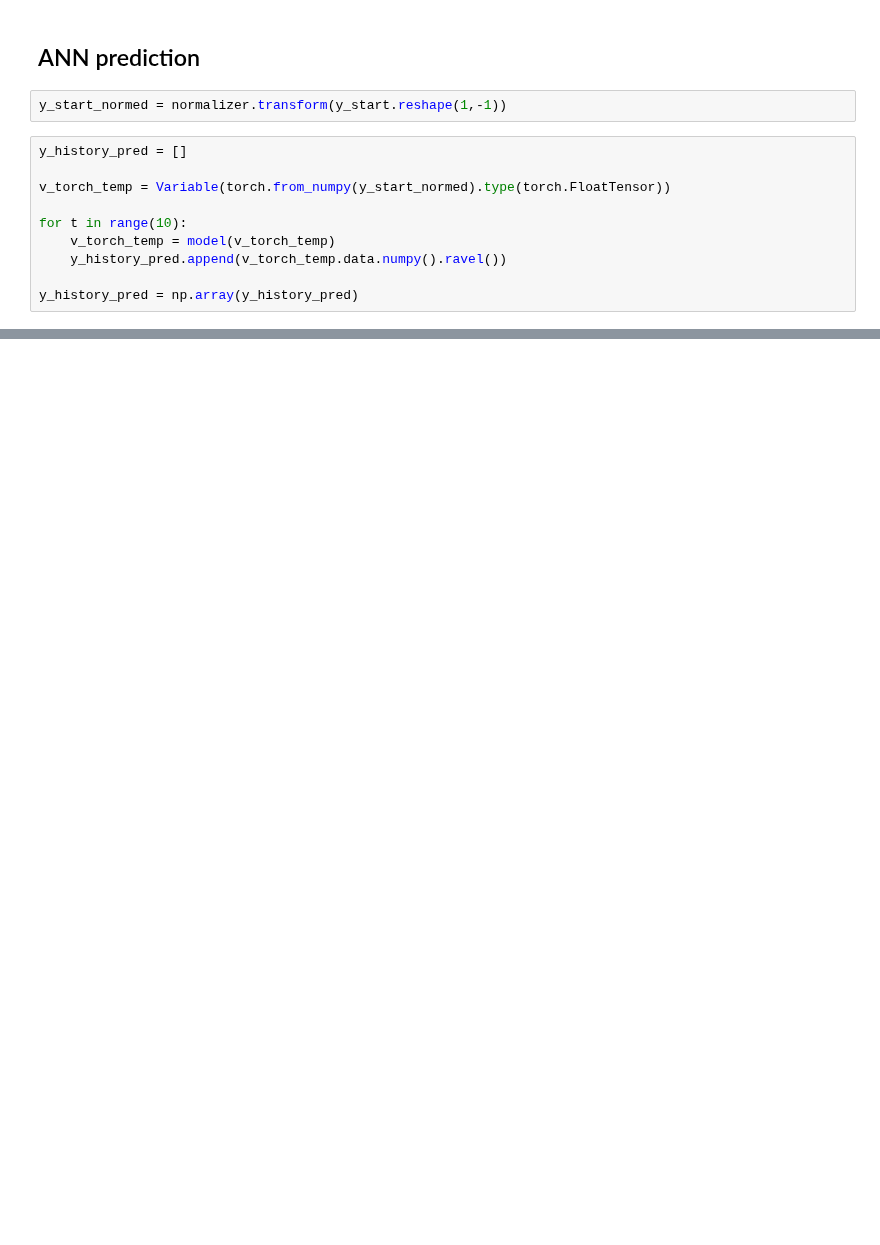
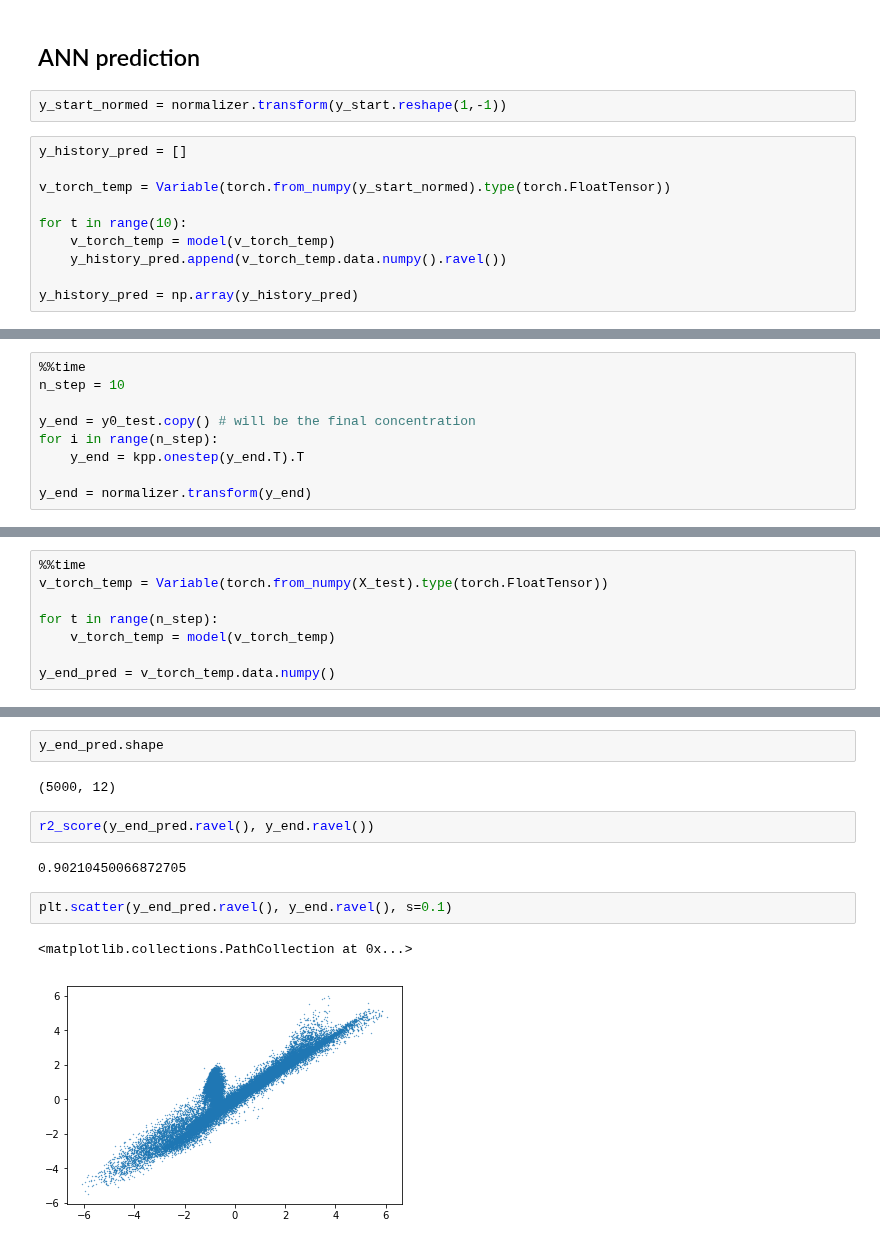
Before and after one commit to JiaweiZhuang/KPP, a Jupyter notebook: my_tests/smog/generate_data_and_fit.ipynb, the cells around one changed output, grey strips where cells are left out. Saved outputs shown, nothing was run; the diff lists cells and outputs as text; blank space fills up the shorter version.

```diff
--- a/my_tests/smog/generate_data_and_fit.ipynb
+++ b/my_tests/smog/generate_data_and_fit.ipynb
@@ -269,0 +277,9 @@ plt.plot(y_history_pred - y_history_true_normed, '-o');
+# %%
+%%time
+n_step = 10
+
+y_end = y0_test.copy() # will be the final concentration
+for i in range(n_step):
+    y_end = kpp.onestep(y_end.T).T
+
+y_end = normalizer.transform(y_end)
@@ -269,0 +293,8 @@ plt.plot(y_history_pred - y_history_true_normed, '-o');
+# %%
+%%time
+v_torch_temp = Variable(torch.from_numpy(X_test).type(torch.FloatTensor))
+
+for t in range(n_step):
+    v_torch_temp = model(v_torch_temp)
+
+y_end_pred = v_torch_temp.data.numpy()
@@ -269,0 +304,13 @@ plt.plot(y_history_pred - y_history_true_normed, '-o');
+# %%
+y_end_pred.shape
+# %% [output]
+(5000, 12)
+# %%
+r2_score(y_end_pred.ravel(), y_end.ravel())
+# %% [output]
+0.90210450066872705
+# %%
+plt.scatter(y_end_pred.ravel(), y_end.ravel(), s=0.1)
+# %% [output]
+<matplotlib.collections.PathCollection at 0x...>
+[figure, added]
```
Also changed, not shown: parts of 19 cells of this notebook, 1 other file.
